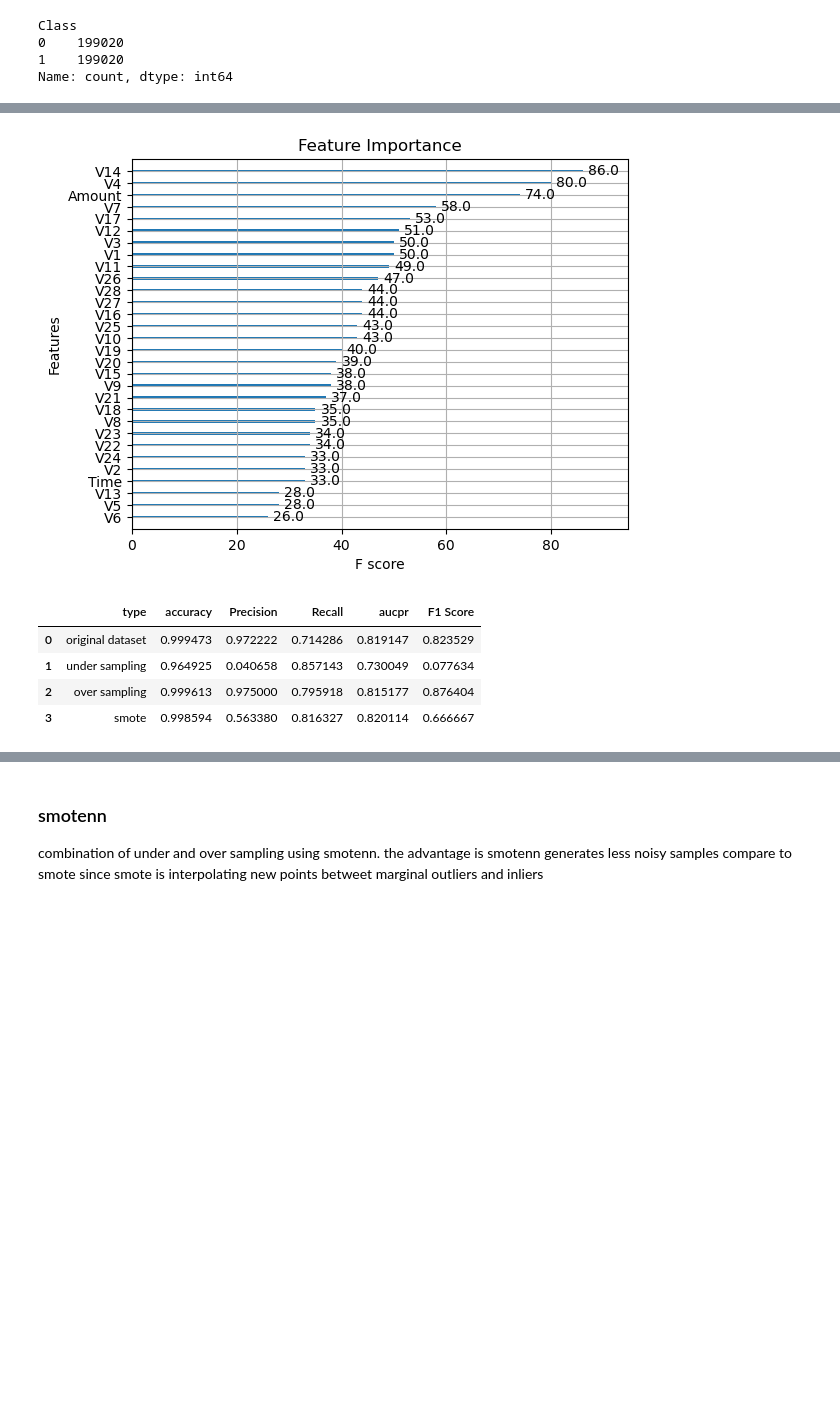
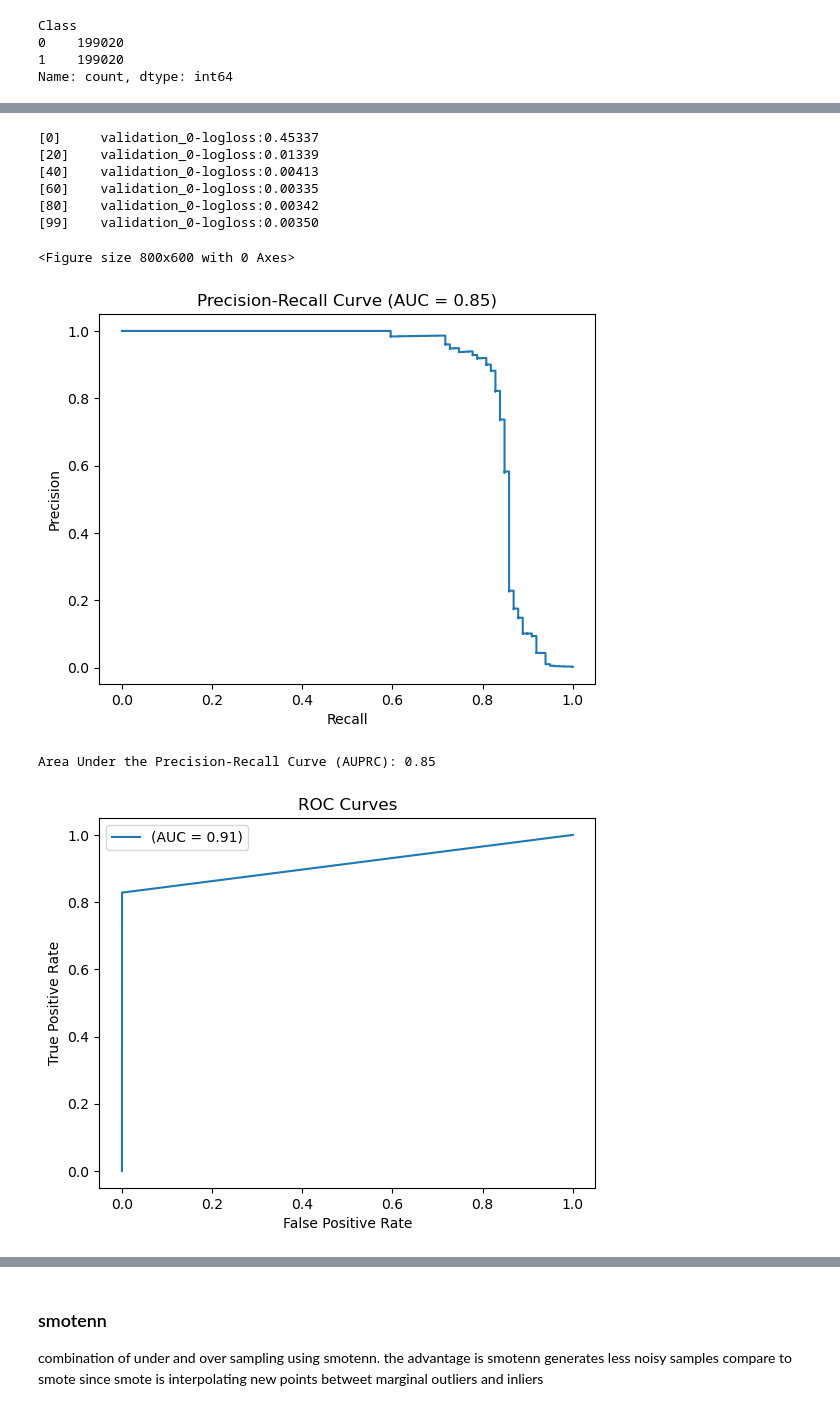
Before and after one commit to Dzakiyff/fraud_detection, a Jupyter notebook: credcard.ipynb, the cells around one changed output, grey strips where cells are left out. Saved outputs shown, nothing was run; the diff lists cells and outputs as text; code cells hidden in the pictures; blank space fills up the shorter version.

```diff
--- a/credcard.ipynb
+++ b/credcard.ipynb
@@ -637,21 +502,0 @@ weighted avg       1.00      1.00      1.00     28453
-# %%
-xgb = XGBClassifier(
-    learning_rate = 0.5,
-    max_depth =4,
-    # n_estimator = 200,
-    early_stopping_rounds=10,
-    # eval_metric= roc_auc_score,
-    random_state = 2908)
-
-xgb.fit(X_smt,y_smt,eval_set=[(X_val,y_val)],verbose = 10)
-y_pred = xgb.predict(X_test)
-
-# Precision: TP/(TP+FP)
-print("Precision:", precision_score(y_test, y_pred))
-# Recall: TP/(TP+FN)
-print("Recall:", recall_score(y_test, y_pred))
-# F1 Score: 2*recall*precision/(recall+precision) ie. balance between precision and recall
-print("F1 Score:", f1_score(y_test, y_pred))
-print(classification_report(y_test, y_pred, target_names = ['not fraud', 'fraud']))
-cfs_mat = confusion_matrix(y_test, y_pred)
-print(cfs_mat)
@@ -682,7 +502,0 @@ Area Under the Precision-Recall Curve (AUPRC): 0.82
-# %%
-import xgboost
-xgboost.plot_importance(xgb)
-plt.title('Feature Importance')
-plt.show()
-# %% [output]
-[figure, removed]
@@ -693,15 +503,22 @@ auprc = auc(recall, precision)
-# %%
-new_row = {'type': 'smote',
-            'accuracy': accuracy_score(y_test, y_pred),
-            "Precision": precision_score(y_test, y_pred),
-            "Recall": recall_score(y_test, y_pred),
-            'aucpr': auprc,
-            "F1 Score": f1_score(y_test, y_pred)}
-res_df.loc[len(res_df)] = new_row
-res_df
-# %% [output]
-|  | type | accuracy | Precision | Recall | aucpr | F1 Score |
-| 0 | original dataset | 0.999473 | 0.972222 | 0.714286 | 0.819147 | 0.823529 |
-| 1 | under sampling | 0.964925 | 0.040658 | 0.857143 | 0.730049 | 0.077634 |
-| 2 | over sampling | 0.999613 | 0.975000 | 0.795918 | 0.815177 | 0.876404 |
-| 3 | smote | 0.998594 | 0.563380 | 0.816327 | 0.820114 | 0.666667 |
+# %%
+X_val_smt = X_val.copy()
+# %%
+X_smt['Amount'] = scaler.fit_transform(X_smt['Amount'].to_numpy().reshape(-1,1))
+X_val_smt['Amount'] = scaler.transform(X_val_smt['Amount'].to_numpy().reshape(-1,1))
+
+X_smt['Time'] = scaler2.fit_transform(X_smt['Time'].to_numpy().reshape(-1,1))
+X_val_smt['Time'] = scaler2.transform(X_val_smt['Time'].to_numpy().reshape(-1,1))
+# %%
+res_df = add_res(res_df, 'smote', X_smt, X_val_smt, y_smt, y_val)
+res_df
+# %% [output]
+[0]     validation_0-logloss:0.45337
+[20]    validation_0-logloss:0.01339
+[40]    validation_0-logloss:0.00413
+[60]    validation_0-logloss:0.00335
+[80]    validation_0-logloss:0.00342
+[99]    validation_0-logloss:0.00350
+<Figure size 800x600 with 0 Axes>
+[figure, added]
+Area Under the Precision-Recall Curve (AUPRC): 0.85
+[figure, added]
```
Also changed, not shown: parts of 63 cells of this notebook.
